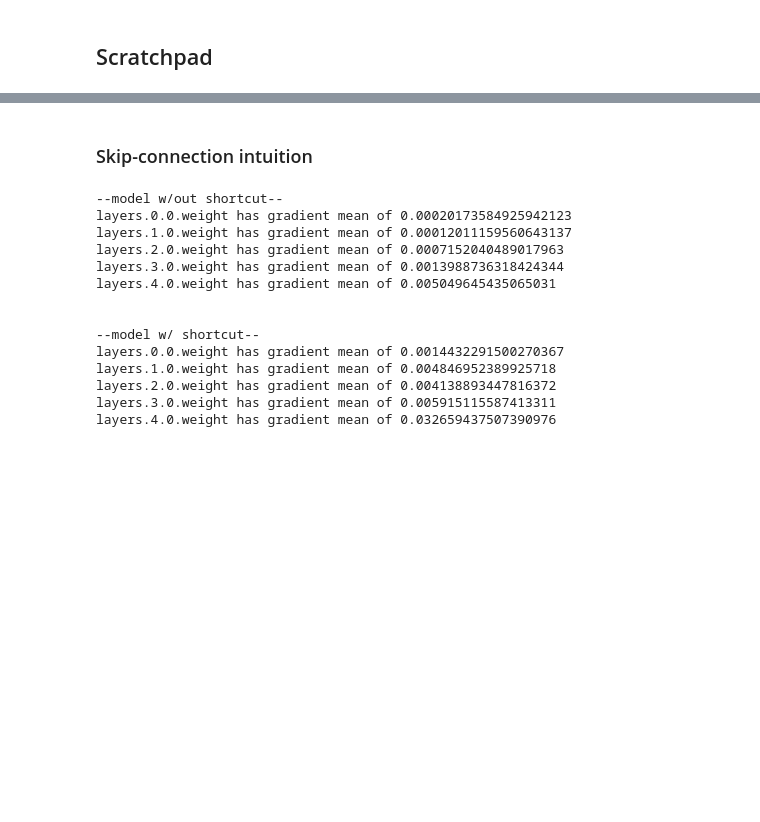
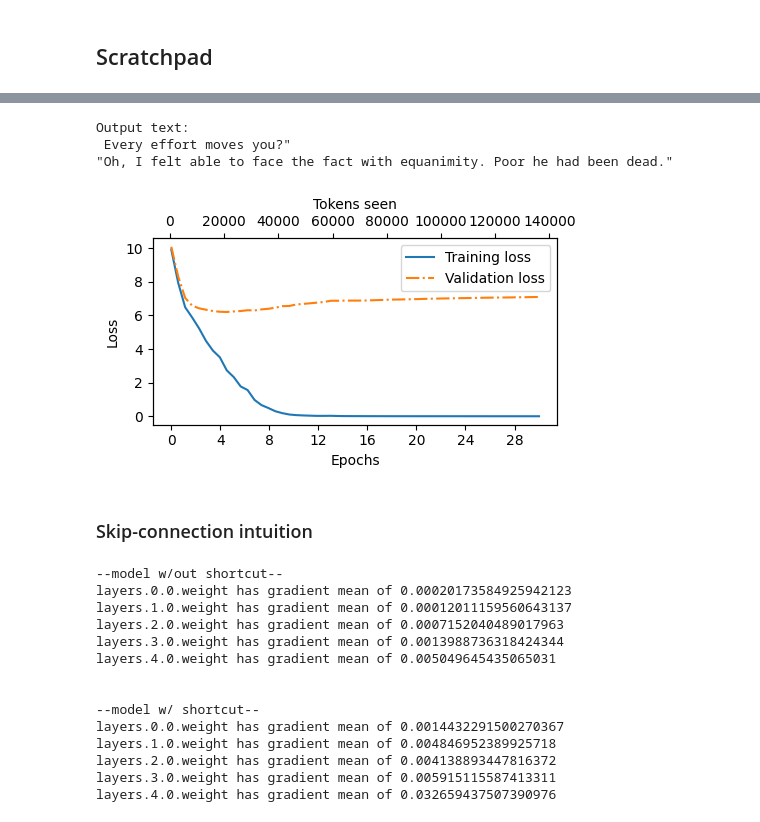
Before and after one commit to andylee024/llm-from-scratch, a Jupyter notebook: notebooks/ch4_simple_gpt.ipynb, the cells around one changed output, grey strips where cells are left out. Drawn from its saved outputs; the diff is of its cells as text; code cells hidden in the pictures; blank space fills up the shorter version.

```diff
--- a/notebooks/ch4_simple_gpt.ipynb
+++ b/notebooks/ch4_simple_gpt.ipynb
@@ -492,17 +493,23 @@ def train_model_simple(model, train_loader, val_loader, optimizer, device, num_e
     return train_losses, val_losses, track_tokens_seen
 # %%
 torch.manual_seed(123)
+
+# make the GPT model
 model = GPTModel(GPT_CONFIG_124M)
 model.to(device)
+
+# setup training optimizer
 optimizer = torch.optim.AdamW(
     model.parameters(),
     lr=0.0004, weight_decay=0.1
 )
-num_epochs = 30
+
+# start training!!
+num_epochs = 3
 train_losses, val_losses, tokens_seen = train_model_simple(
     model, train_loader, val_loader, optimizer, device,
-    num_epochs=num_epochs, eval_freq=10, eval_iter=2,
-    start_context="Every effort moves you", tokenizer=tokenizer
+    num_epochs=num_epochs, eval_freq=5, eval_iter=5,
+    start_context="I'm a GPT (Andy made me)", tokenizer=tokenizer
 )
 # %% [output]
 Ep 1 (Step 000000): Train loss 9.920, Val loss 10.086
@@ -527,3 +747,44 @@ Ep 19 (Step 000170): Train loss 0.004, Val loss 7.024
+# %%
+# after model is trained , we should get deterministic outputs b/c the weight is always the same
+model.to("cpu")
+model.eval()
+
+tokenizer = tiktoken.get_encoding("gpt2")
+token_ids = generate_text_simple(
+    model=model,
+    x=text_to_token_ids("Every effort moves you", tokenizer),
+    max_new_tokens=25,
+    context_size=GPT_CONFIG_124M["context_length"]
+)
+print("Output text:\n", token_ids_to_text(token_ids, tokenizer))
+# %% [output]
+Output text:
+ Every effort moves you?"
+"Oh, I felt able to face the fact with equanimity. Poor he had been dead."
+# %%
+import matplotlib.pyplot as plt
+from matplotlib.ticker import MaxNLocator
+
+def plot_losses(epochs_seen, tokens_seen, train_losses, val_losses):
+    fig, ax1 = plt.subplots(figsize=(5, 3))
+    ax1.plot(epochs_seen, train_losses, label="Training loss")
+    ax1.plot(
+        epochs_seen, val_losses, linestyle="-.", label="Validation loss"
+    )
+    ax1.set_xlabel("Epochs")
+    ax1.set_ylabel("Loss")
+    ax1.legend(loc="upper right")
+    ax1.xaxis.set_major_locator(MaxNLocator(integer=True))
+    ax2 = ax1.twiny()
+    ax2.plot(tokens_seen, train_losses, alpha=0)
+    ax2.set_xlabel("Tokens seen")
+    fig.tight_layout()
+    plt.show()
+
+epochs_tensor = torch.linspace(0, num_epochs, len(train_losses))
+plot_losses(epochs_tensor, tokens_seen, train_losses, val_losses)
+# %% [output]
+[figure, added]
 # %% [markdown]
 ### Skip-connection intuition
 # %%
```
Also changed, not shown: parts of 15 cells of this notebook, 1 other file.
